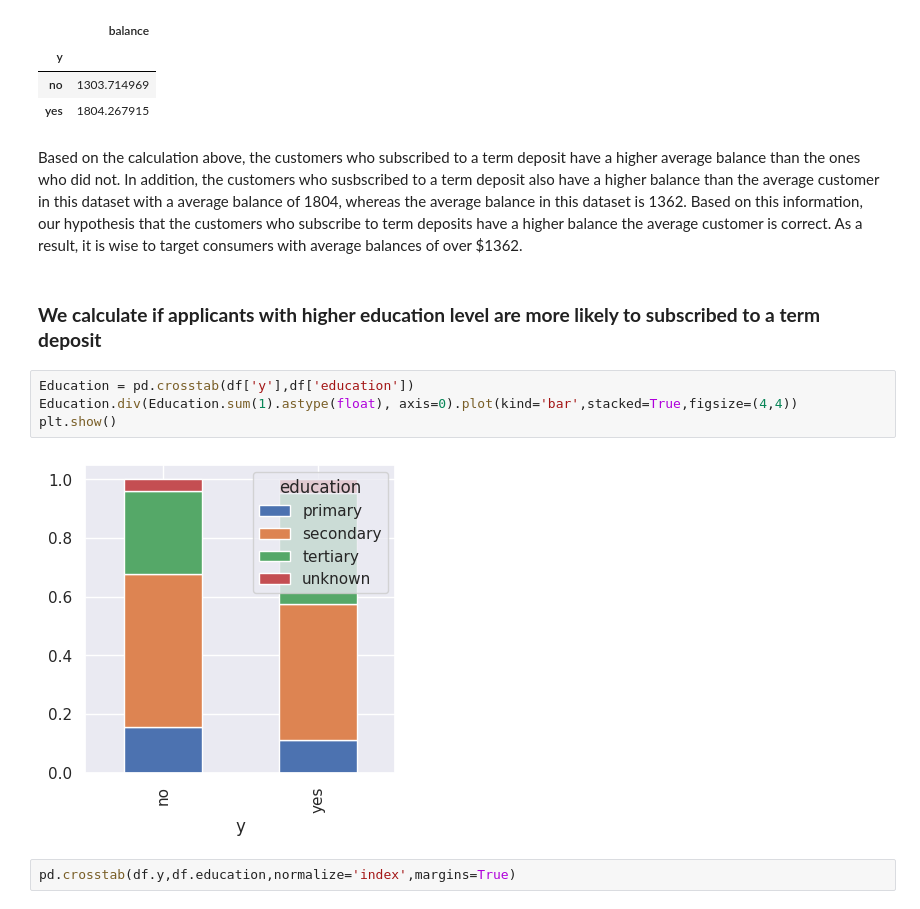
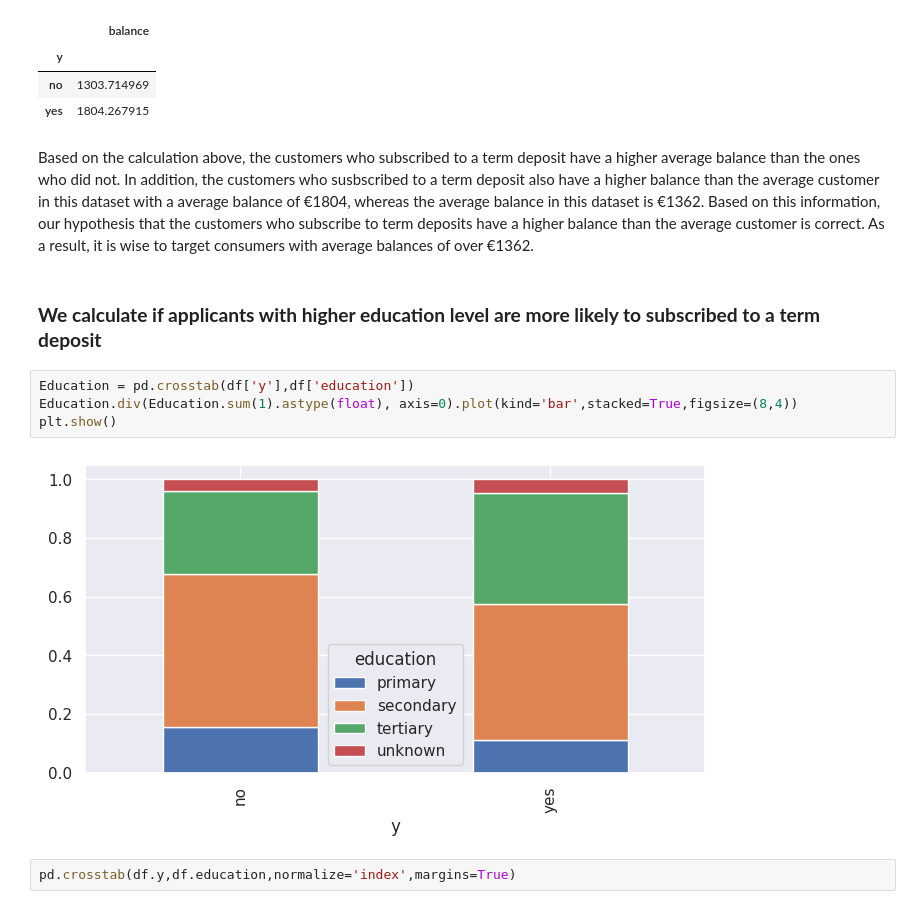
Before and after one commit to andyreych/BusinessIntelligence, a Jupyter notebook: Updated_copy_of_Exploratory_Analysis_Banking_Dataset.ipynb, the cells around one changed output. Saved outputs shown, nothing was run; the diff lists cells and outputs as text.

```diff
--- a/Updated_copy_of_Exploratory_Analysis_Banking_Dataset.ipynb
+++ b/Updated_copy_of_Exploratory_Analysis_Banking_Dataset.ipynb
@@ -300,15 +309,15 @@ df2.groupby(['y']).mean()
 | no | 1303.714969 |
 | yes | 1804.267915 |
 # %% [markdown]
-Based on the calculation above, the customers who subscribed to a term deposit have a higher  average balance than the ones who did not. In addition, the customers who susbscribed to a term deposit also have a higher balance than the average customer in this dataset with a average balance of 1804, whereas the average balance in this dataset is 1362. Based on this information, our hypothesis that the customers who subscribe to term deposits have a higher balance the average customer is correct. As a result, it is wise to target consumers with average balances of over $1362.
+Based on the calculation above, the customers who subscribed to a term deposit have a higher  average balance than the ones who did not. In addition, the customers who susbscribed to a term deposit also have a higher balance than the average customer in this dataset with a average balance of €1804, whereas the average balance in this dataset is €1362. Based on this information, our hypothesis that the customers who subscribe to term deposits have a higher balance than the average customer is correct. As a result, it is wise to target consumers with average balances of over €1362.
 # %% [markdown]
 ### **We calculate if applicants with higher education level are more likely to subscribed to a term deposit**
 # %%
 Education = pd.crosstab(df['y'],df['education'])
-Education.div(Education.sum(1).astype(float), axis=0).plot(kind='bar',stacked=True,figsize=(4,4))
+Education.div(Education.sum(1).astype(float), axis=0).plot(kind='bar',stacked=True,figsize=(8,4))
 plt.show()
 # %% [output]
-[figure, old version]
+[figure, new version]
 # %%
 pd.crosstab(df.y,df.education,normalize='index',margins=True)
 # %% [output]
```
Also changed, not shown: parts of 33 cells of this notebook.
